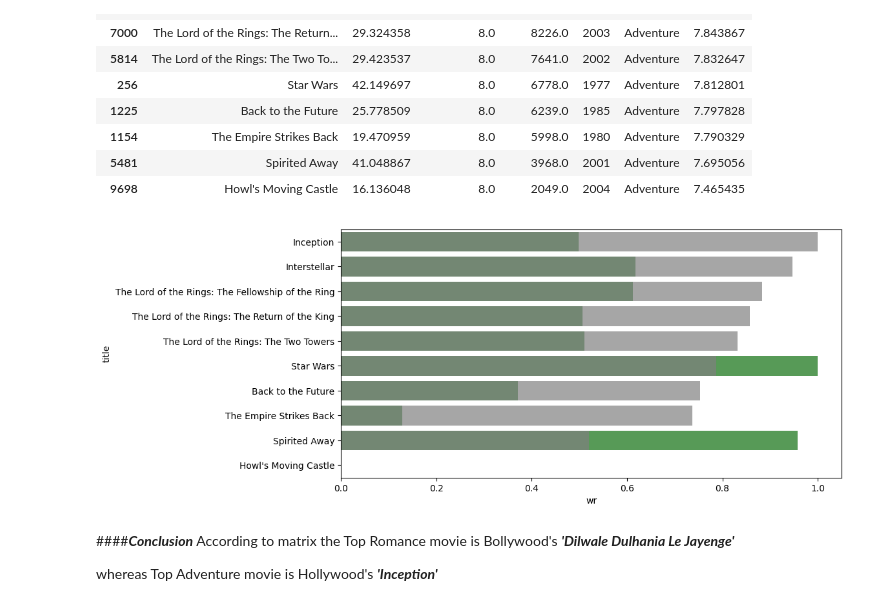
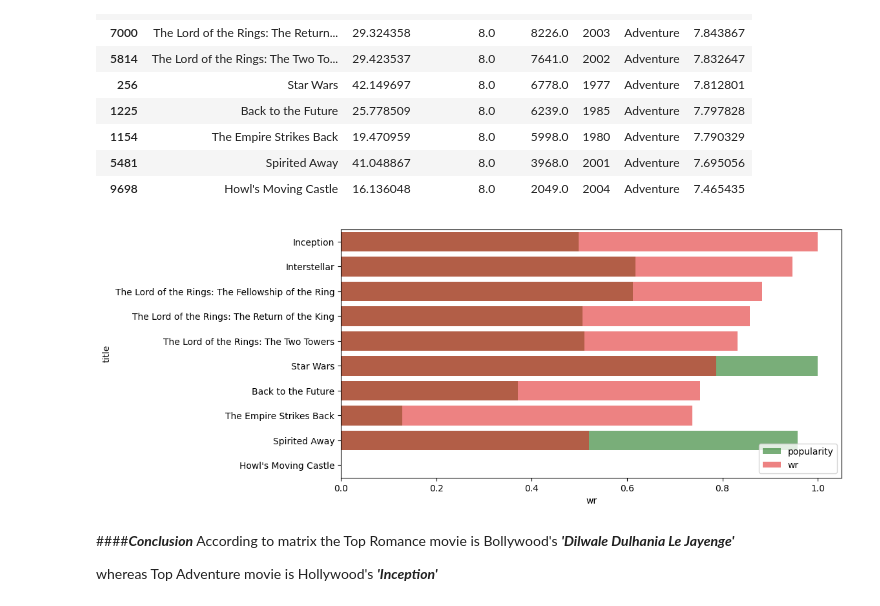
Before and after one commit to amitoshacharya/Movie-Recommender-System, a Jupyter notebook: Movie_Recommender_EDA.ipynb, the cells around one changed output. Cells and saved outputs as stored; diff of their text form; code cells hidden in the pictures.

```diff
--- a/Movie_Recommender_EDA.ipynb
+++ b/Movie_Recommender_EDA.ipynb
@@ -227,8 +227,12 @@ def demographic_view(data,x:list,bar_color:list,sort_key='popularity'):
     plt.figure(figsize=(10,5), edgecolor='black')
     sns.set_color_codes("pastel")
     df[x]=scaler.fit_transform(df[x])
+
     for i,x_axis in enumerate(x):
-        sns.barplot(y="title", x=x_axis, data=df,color=bar_color[i],label=x_axis, alpha=0.7)
+        sns.barplot(y="title", x=x_axis, data=df,color=bar_color[i],label=x_axis, alpha=0.56)
+
+    plt.legend()
+    plt.show()
 # %%
 df3= df2[['title', 'genres', 'release_date', 'popularity', 'vote_average', 'vote_count']]
 df3.head()
@@ -383,9 +387,9 @@ top_movies(genre='Adventure', hd=10)
 | 5481 | Spirited Away | 41.048867 | 8.0 | 3968.0 | 2001 | Adventure | 7.695056 |
 | 9698 | Howl's Moving Castle | 16.136048 | 8.0 | 2049.0 | 2004 | Adventure | 7.465435 |
 # %%
-demographic_view(data=top_movies(genre='Adventure', hd=10),x=['popularity','wr'],bar_color=['green','gray'],sort_key='wr')
+demographic_view(data=top_movies(genre='Adventure', hd=10),x=['popularity','wr'],bar_color=['green','red'],sort_key='wr')
 # %% [output]
-[figure, old version]
+[figure, new version]
 # %% [markdown]
 ####***Conclusion***
 According to matrix the Top Romance movie is Bollywood's ***'Dilwale Dulhania Le Jayenge'***
```
Also changed, not shown: parts of 11 cells of this notebook.
